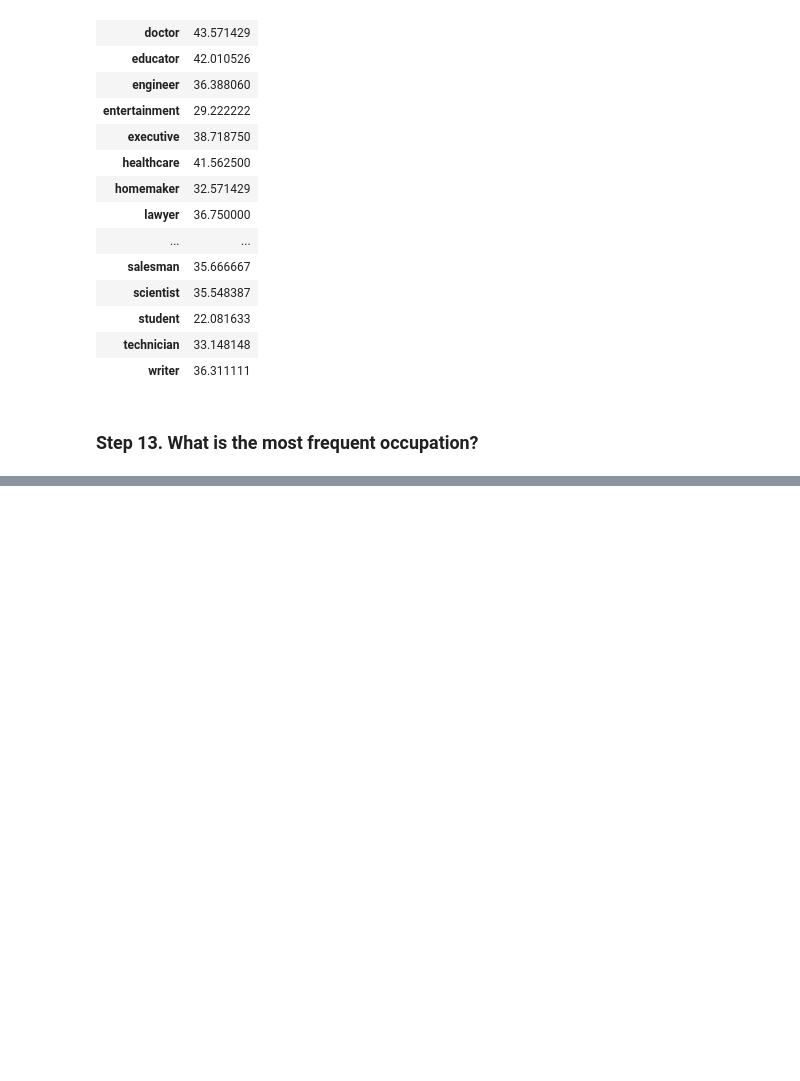
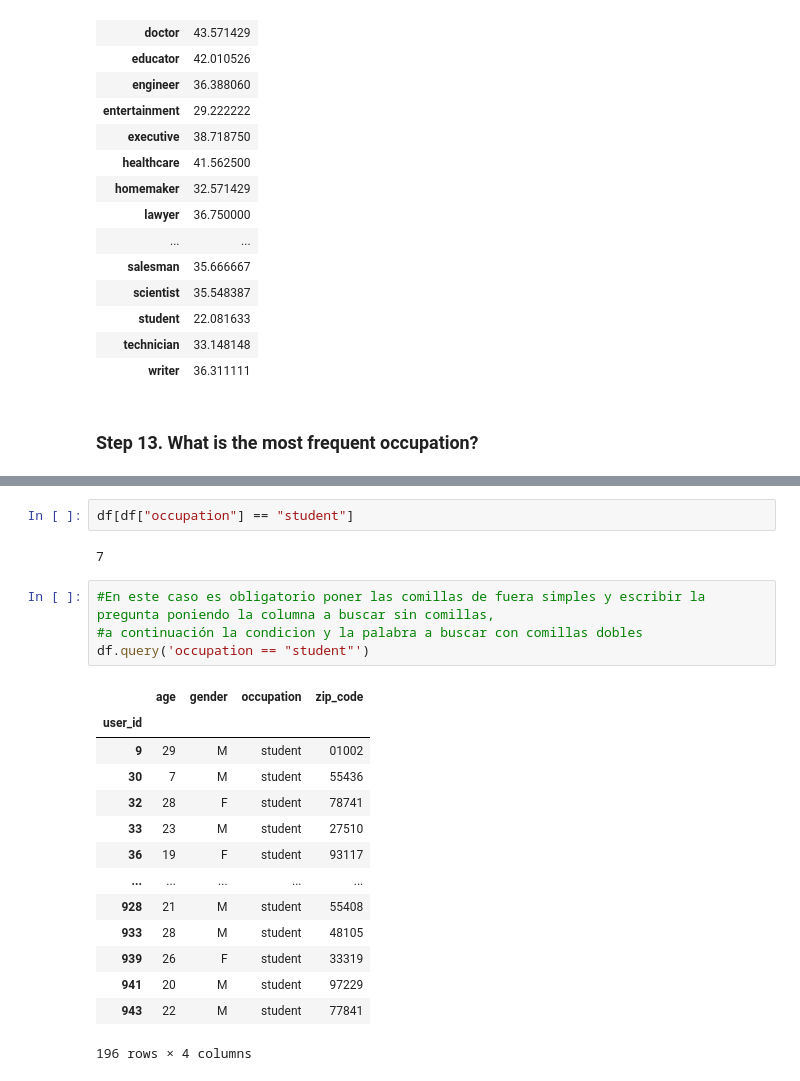
Before and after one commit to crodilla/Data_Analyst, a Jupyter notebook: 2-Pandas/Practica/0-Occupation/Occupation.ipynb, the cells around one changed output, grey strips where cells are left out. Cells and saved outputs as stored; diff of their text form; blank space fills up the shorter version.

```diff
--- a/2-Pandas/Practica/0-Occupation/Occupation.ipynb
+++ b/2-Pandas/Practica/0-Occupation/Occupation.ipynb
@@ -460,0 +538,23 @@ Name: age, dtype: int64
+# %%
+df[df["occupation"] == "student"]
+# %% [output]
+7
+# %%
+#En este caso es obligatorio poner las comillas de fuera simples y escribir la pregunta poniendo la columna a buscar sin comillas,
+#a continuación la condicion y la palabra a buscar con comillas dobles
+df.query('occupation == "student"')
+# %% [output]
+|  | age | gender | occupation | zip_code |
+| user_id |  |  |  |  |
+| 9 | 29 | M | student | 01002 |
+| 30 | 7 | M | student | 55436 |
+| 32 | 28 | F | student | 78741 |
+| 33 | 23 | M | student | 27510 |
+| 36 | 19 | F | student | 93117 |
+| ... | ... | ... | ... | ... |
+| 928 | 21 | M | student | 55408 |
+| 933 | 28 | M | student | 48105 |
+| 939 | 26 | F | student | 33319 |
+| 941 | 20 | M | student | 97229 |
+| 943 | 22 | M | student | 77841 |
+196 rows × 4 columns
```
Also changed, not shown: parts of 75 cells of this notebook.
